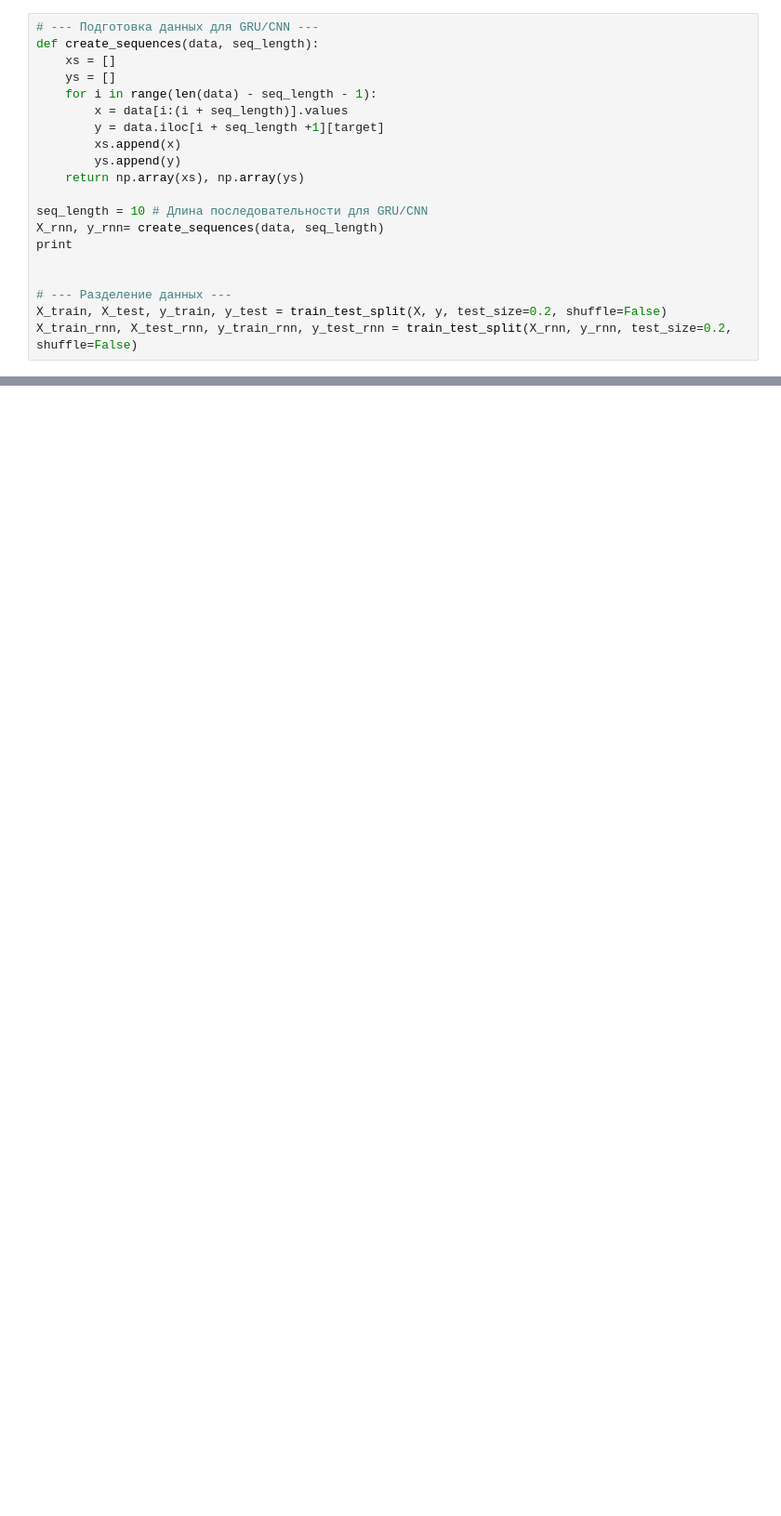
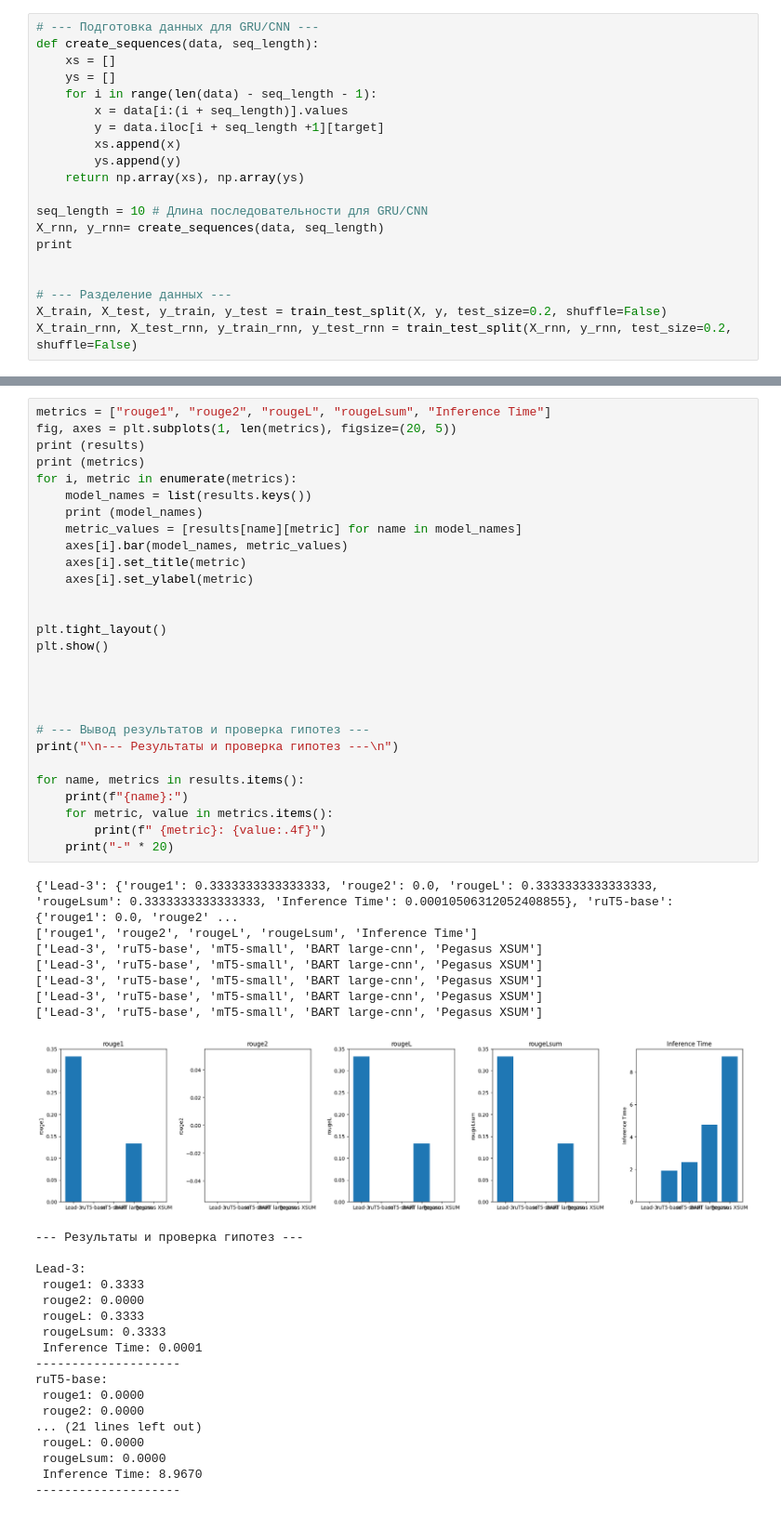
Before and after one commit to davydenkov/finHelperMIPT, a Jupyter notebook: FinHelperMIPT.ipynb, the cells around one changed output, grey strips where cells are left out. Shown: that part at 93% size. Cells and saved outputs as stored; diff of their text form; blank space fills up the shorter version.

```diff
--- a/FinHelperMIPT.ipynb
+++ b/FinHelperMIPT.ipynb
@@ -178,0 +352,54 @@ LSTM:
+# %%
+metrics = ["rouge1", "rouge2", "rougeL", "rougeLsum", "Inference Time"]
+fig, axes = plt.subplots(1, len(metrics), figsize=(20, 5))
+print (results)
+print (metrics)
+for i, metric in enumerate(metrics):
+    model_names = list(results.keys())
+    print (model_names)
+    metric_values = [results[name][metric] for name in model_names]
+    axes[i].bar(model_names, metric_values)
+    axes[i].set_title(metric)
+    axes[i].set_ylabel(metric)
+
+
+plt.tight_layout()
+plt.show()
+
+
+
+
+# --- Вывод результатов и проверка гипотез ---
+print("\n--- Результаты и проверка гипотез ---\n")
+
+for name, metrics in results.items():
+    print(f"{name}:")
+    for metric, value in metrics.items():
+        print(f" {metric}: {value:.4f}")
+    print("-" * 20)
+# %% [output]
+{'Lead-3': {'rouge1': 0.3333333333333333, 'rouge2': 0.0, 'rougeL': 0.3333333333333333, 'rougeLsum': 0.3333333333333333, 'Inference Time': 0.00010506312052408855}, 'ruT5-base': {'rouge1': 0.0, 'rouge2' ...
+['rouge1', 'rouge2', 'rougeL', 'rougeLsum', 'Inference Time']
+['Lead-3', 'ruT5-base', 'mT5-small', 'BART large-cnn', 'Pegasus XSUM']
+['Lead-3', 'ruT5-base', 'mT5-small', 'BART large-cnn', 'Pegasus XSUM']
+['Lead-3', 'ruT5-base', 'mT5-small', 'BART large-cnn', 'Pegasus XSUM']
+['Lead-3', 'ruT5-base', 'mT5-small', 'BART large-cnn', 'Pegasus XSUM']
+['Lead-3', 'ruT5-base', 'mT5-small', 'BART large-cnn', 'Pegasus XSUM']
+[figure, added]
+--- Результаты и проверка гипотез ---
+
+Lead-3:
+ rouge1: 0.3333
+ rouge2: 0.0000
+ rougeL: 0.3333
+ rougeLsum: 0.3333
+ Inference Time: 0.0001
+--------------------
+ruT5-base:
+ rouge1: 0.0000
+ rouge2: 0.0000
+... (21 lines left out)
+ rougeL: 0.0000
+ rougeLsum: 0.0000
+ Inference Time: 8.9670
+--------------------
```
Also changed, not shown: parts of 11 cells of this notebook, 5 other files.
